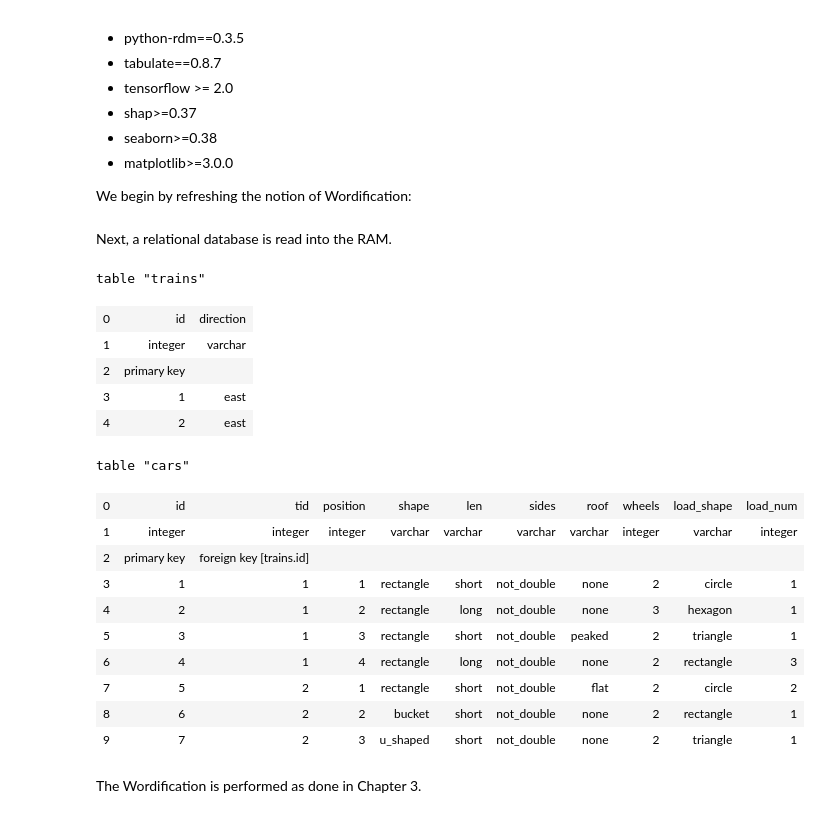
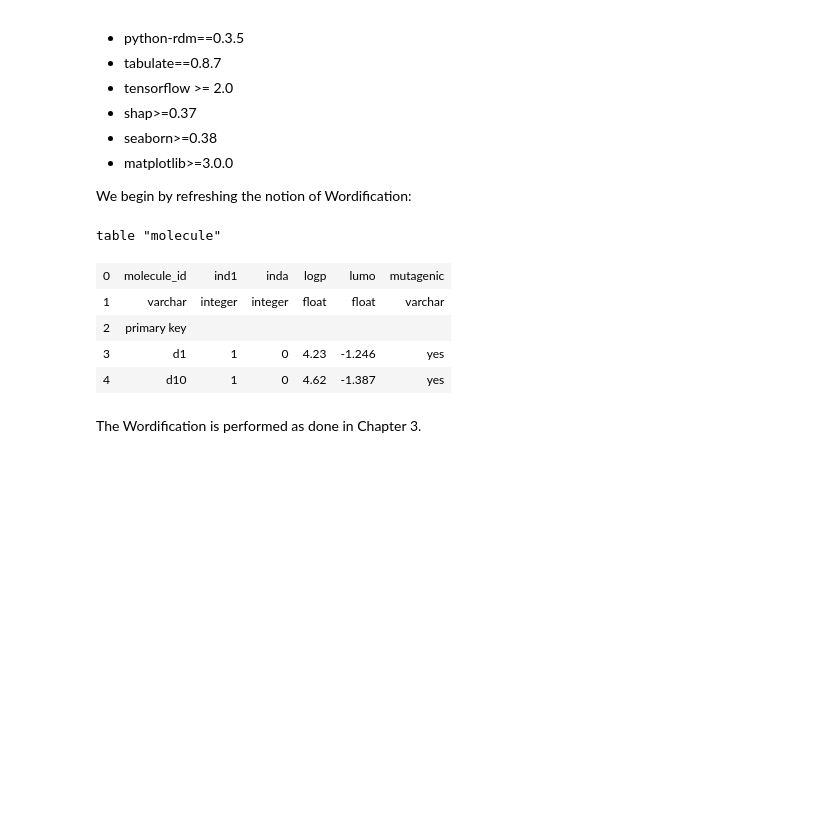
Before and after one commit to vpodpecan/representation_learning, a Jupyter notebook: Chapter6/propDRM.ipynb, the cells around one changed output. Saved outputs shown, nothing was run; the diff lists cells and outputs as text; code cells hidden in the pictures; blank space fills up the shorter version.

```diff
--- a/Chapter6/propDRM.ipynb
+++ b/Chapter6/propDRM.ipynb
@@ -24,36 +15,18 @@ with open("data/cars.csv", "wb") as file:
-# %% [markdown]
-Next, a relational database is read into the RAM.
 # %%
 import csv
 from IPython.display import HTML, display
 import tabulate
-with open('data/trains.csv') as csvfile:
+with open('data/molecule.csv') as csvfile:
     rows = [row for row in csv.reader(csvfile)]
-print('table "trains"')
+print('table "molecule"')
 display(HTML(tabulate.tabulate(rows[:5], tablefmt='html', showindex=True)))
-
-with open('data/cars.csv') as csvfile:
-    rows = [row for row in csv.reader(csvfile)]
-print('table "cars"')
-display(HTML(tabulate.tabulate(rows[:10], tablefmt='html', showindex=True)))
 # %% [output]
-table "trains"
+table "molecule"
-| 0 | id | direction |
-| 1 | integer | varchar |
-| 2 | primary key |  |
-| 3 | 1 | east |
-| 4 | 2 | east |
+| 0 | molecule_id | ind1 | inda | logp | lumo | mutagenic |
+| 1 | varchar | integer | integer | float | float | varchar |
+| 2 | primary key |  |  |  |  |  |
+| 3 | d1 | 1 | 0 | 4.23 | -1.246 | yes |
+| 4 | d10 | 1 | 0 | 4.62 | -1.387 | yes |
-table "cars"
-| 0 | id | tid | position | shape | len | sides | roof | wheels | load_shape | load_num |
-| 1 | integer | integer | integer | varchar | varchar | varchar | varchar | integer | varchar | integer |
-| 2 | primary key | foreign key [trains.id] |  |  |  |  |  |  |  |  |
-| 3 | 1 | 1 | 1 | rectangle | short | not_double | none | 2 | circle | 1 |
-| 4 | 2 | 1 | 2 | rectangle | long | not_double | none | 3 | hexagon | 1 |
-| 5 | 3 | 1 | 3 | rectangle | short | not_double | peaked | 2 | triangle | 1 |
-| 6 | 4 | 1 | 4 | rectangle | long | not_double | none | 2 | rectangle | 3 |
-| 7 | 5 | 2 | 1 | rectangle | short | not_double | flat | 2 | circle | 2 |
-| 8 | 6 | 2 | 2 | bucket | short | not_double | none | 2 | rectangle | 1 |
-| 9 | 7 | 2 | 3 | u_shaped | short | not_double | none | 2 | triangle | 1 |
 # %% [markdown]
 The Wordification is performed as done in Chapter 3.
 # %%
```
Also changed, not shown: parts of 17 cells of this notebook, 1 other file.
